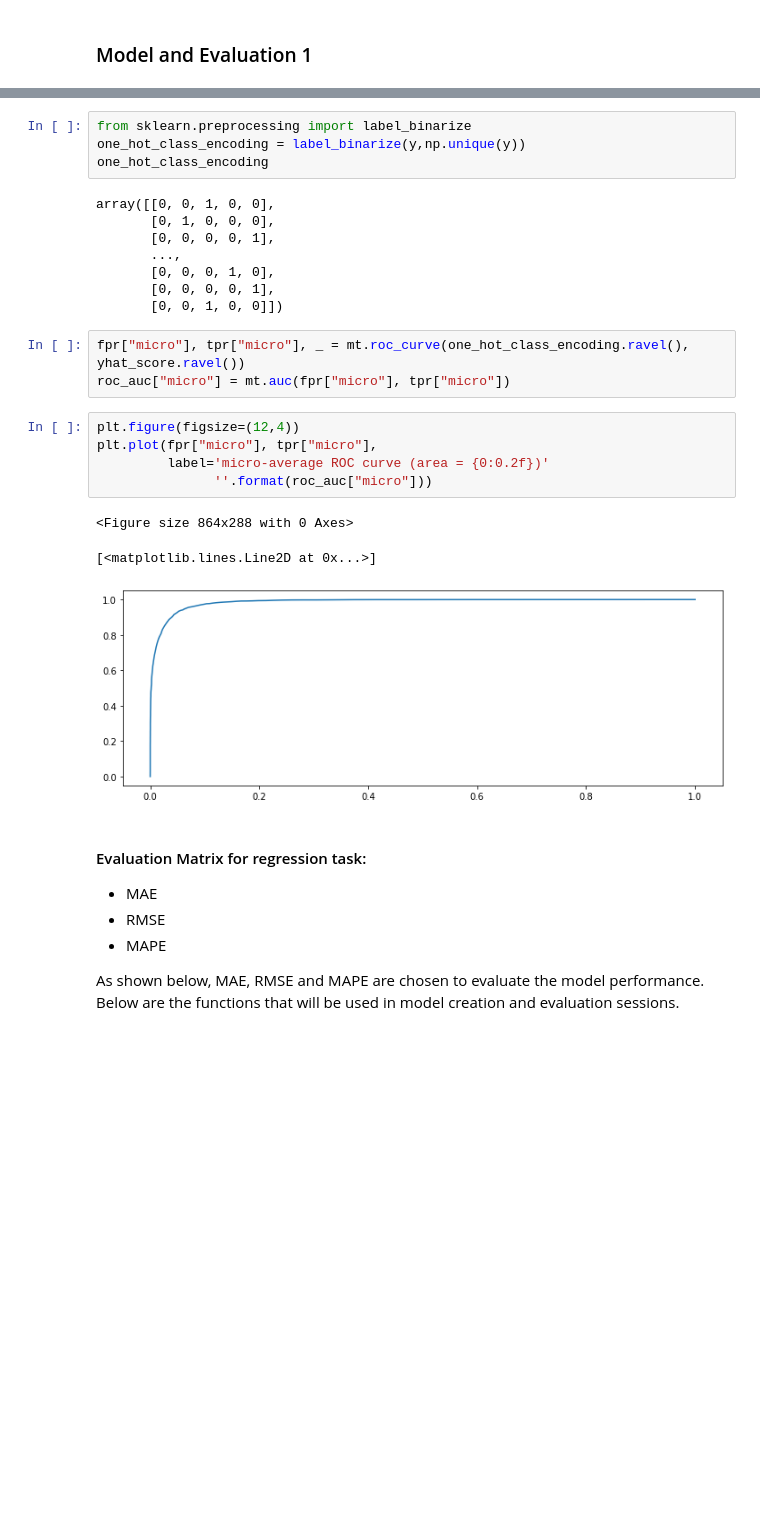
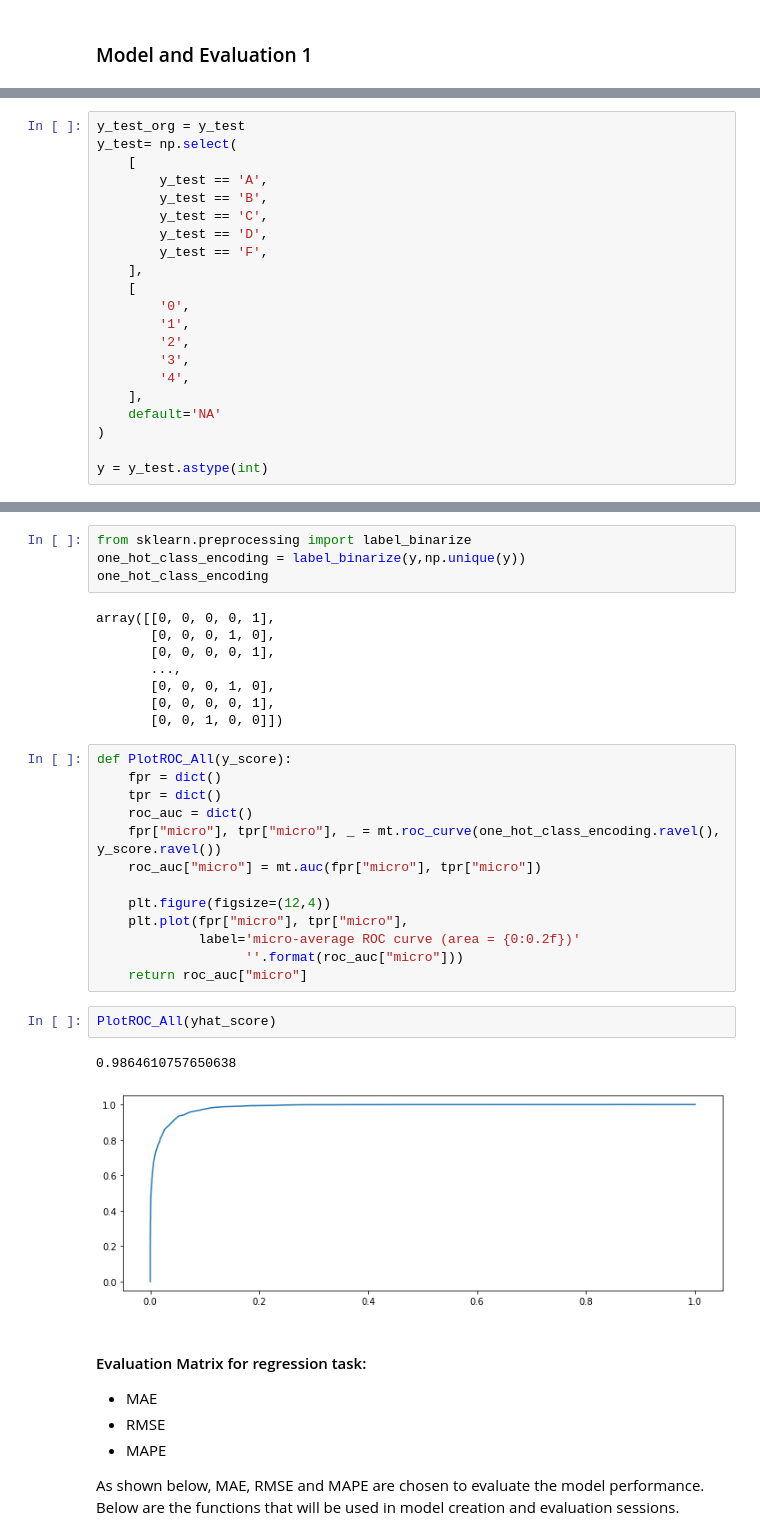
Before and after one commit to fredpoon/ds_7331_jyrf_eda, a Jupyter notebook: grp4_lab2_jyrf_final.ipynb, the cells around one changed output, grey strips where cells are left out. Saved outputs shown, nothing was run; the diff lists cells and outputs as text; blank space fills up the shorter version.

```diff
--- a/grp4_lab2_jyrf_final.ipynb
+++ b/grp4_lab2_jyrf_final.ipynb
@@ -861,2 +890,23 @@ array([[0.02, 0.29, 0.47, 0.22, 0.  ],
+# %%
+y_test_org = y_test
+y_test= np.select(
+    [
+        y_test == 'A',
+        y_test == 'B',
+        y_test == 'C',
+        y_test == 'D',
+        y_test == 'F',
+    ],
+    [
+        '0',
+        '1',
+        '2',
+        '3',
+        '4',
+    ],
+    default='NA'
+)
+
+y = y_test.astype(int)
 # %%
 # Compute ROC curve for a subset of interesting classes
@@ -890,25 +938,31 @@ from sklearn.preprocessing import label_binarize
 one_hot_class_encoding = label_binarize(y,np.unique(y))
 one_hot_class_encoding
 # %% [output]
-array([[0, 0, 1, 0, 0],
-       [0, 1, 0, 0, 0],
+array([[0, 0, 0, 0, 1],
+       [0, 0, 0, 1, 0],
        [0, 0, 0, 0, 1],
        ...,
        [0, 0, 0, 1, 0],
        [0, 0, 0, 0, 1],
        [0, 0, 1, 0, 0]])
 # %%
-fpr["micro"], tpr["micro"], _ = mt.roc_curve(one_hot_class_encoding.ravel(), yhat_score.ravel())
-roc_auc["micro"] = mt.auc(fpr["micro"], tpr["micro"])
+def PlotROC_All(y_score):
+    fpr = dict()
+    tpr = dict()
+    roc_auc = dict()
+    fpr["micro"], tpr["micro"], _ = mt.roc_curve(one_hot_class_encoding.ravel(), y_score.ravel())
+    roc_auc["micro"] = mt.auc(fpr["micro"], tpr["micro"])
+
+    plt.figure(figsize=(12,4))
+    plt.plot(fpr["micro"], tpr["micro"],
+             label='micro-average ROC curve (area = {0:0.2f})'
+                   ''.format(roc_auc["micro"]))
+    return roc_auc["micro"]
-# %%
-plt.figure(figsize=(12,4))
-plt.plot(fpr["micro"], tpr["micro"],
-         label='micro-average ROC curve (area = {0:0.2f})'
-               ''.format(roc_auc["micro"]))
-# %% [output]
-<Figure size 864x288 with 0 Axes>
-[<matplotlib.lines.Line2D at 0x...>]
-[figure, removed]
+# %%
+PlotROC_All(yhat_score)
+# %% [output]
+0.9864610757650638
+[figure, added]
 # %% [markdown]
 #### Evaluation Matrix for regression task:
 - MAE
```
Also changed, not shown: parts of 71 cells of this notebook.
